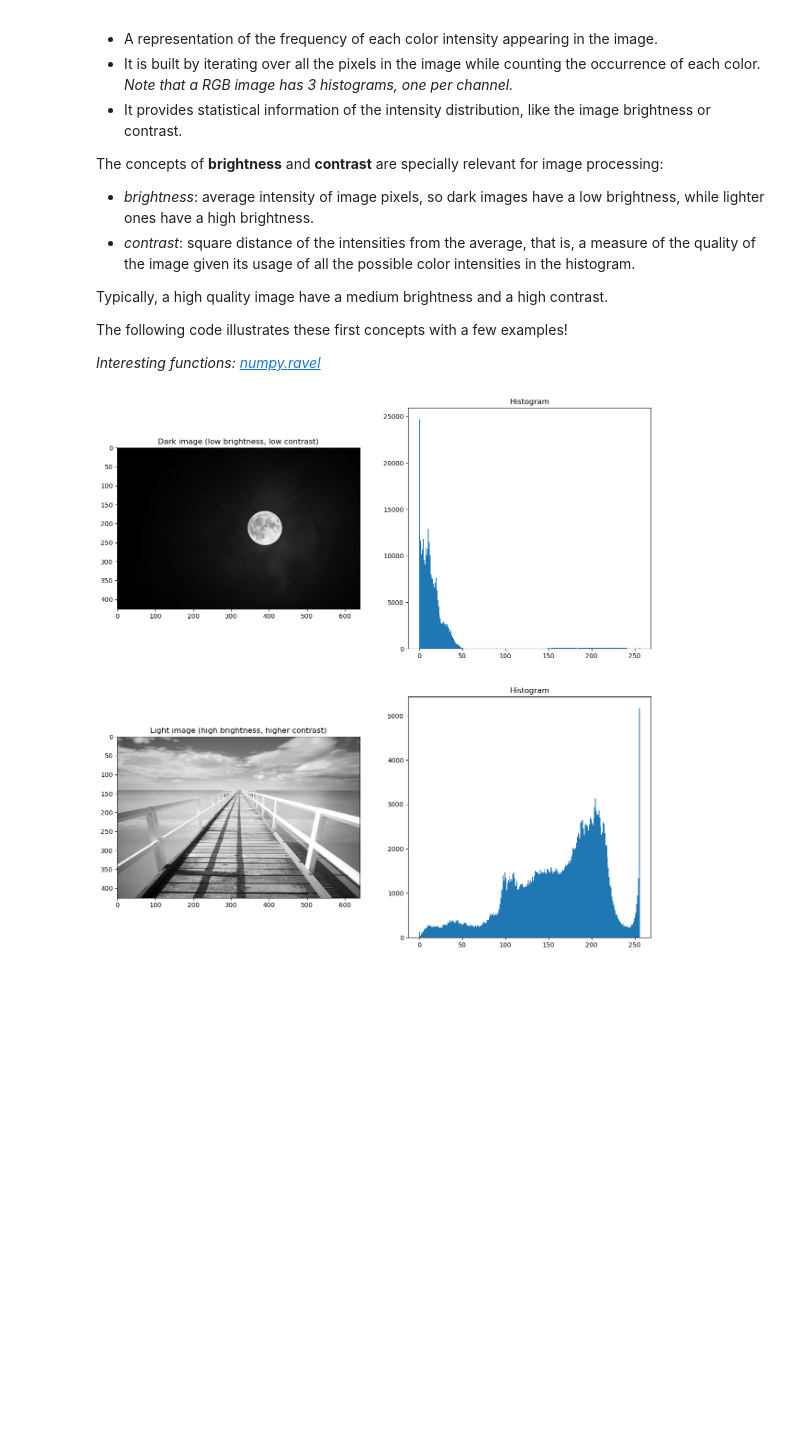
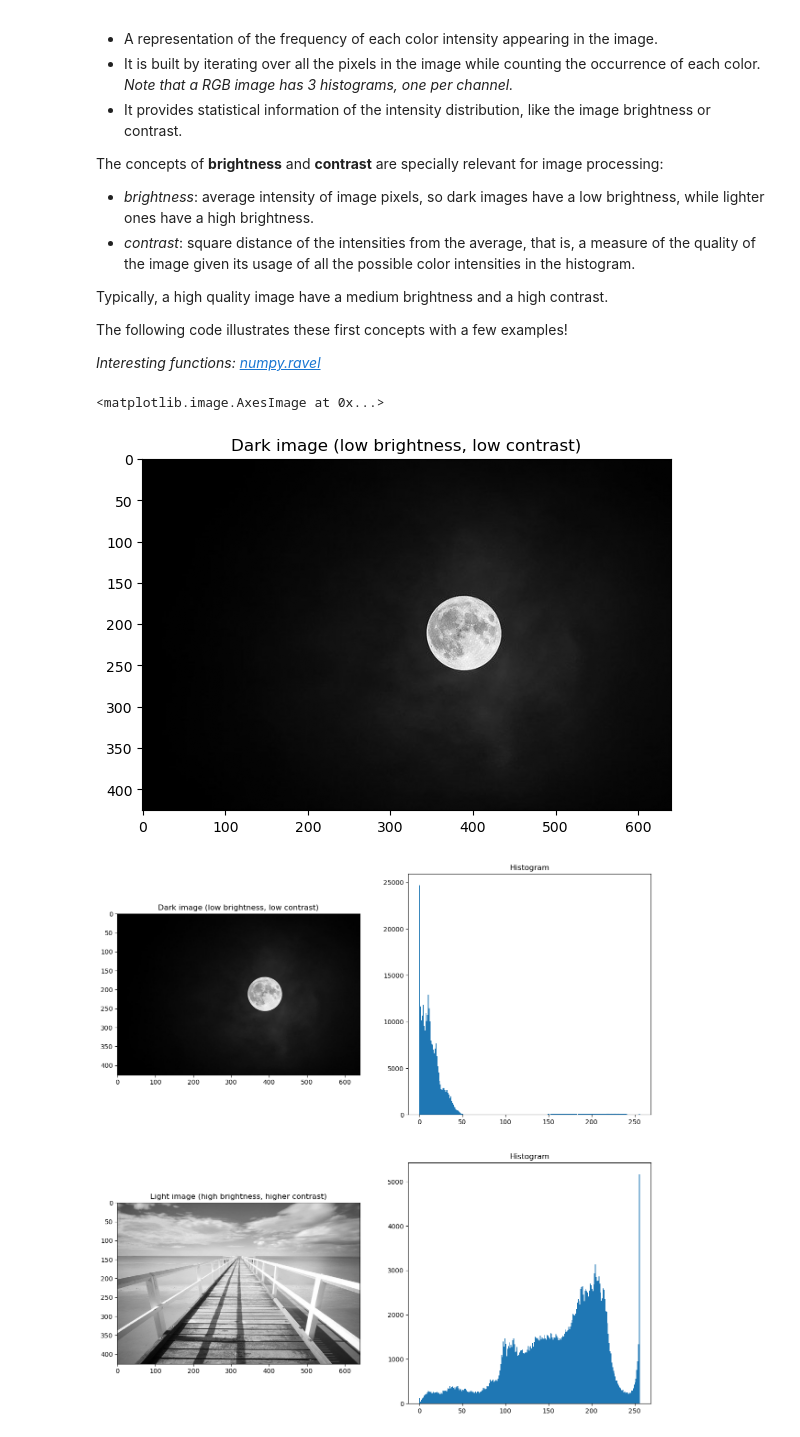
Before and after one commit to markisamiller/computer-vision-jupyter-notebooks-fall-2025-RDP, a Jupyter notebook: Chapter 02. Image processing/2.1 IP tools.ipynb, the cells around one changed output. Saved outputs shown, nothing was run; the diff lists cells and outputs as text; code cells hidden in the pictures; blank space fills up the shorter version.

```diff
--- a/Chapter 02. Image processing/2.1 IP tools.ipynb
+++ b/Chapter 02. Image processing/2.1 IP tools.ipynb
@@ -50,4 +52,13 @@ Typically, a high quality image have a medium brightness and a high contrast.
 The following code illustrates these first concepts with a few examples!
 
 *Interesting functions: [numpy.ravel](https://docs.scipy.org/doc/numpy/reference/generated/numpy.ravel.html)*
+# %%
+# Read dark image and show it
+image = cv2.imread(images_path + 'landscape_1.jpg',cv2.IMREAD_GRAYSCALE)
+plt.subplot(2,2,1)
+plt.title("Dark image (low brightness, low contrast)")
+plt.imshow(image, cmap='gray')
+# %% [output]
+<matplotlib.image.AxesImage at 0x...>
+[figure, added]
 # %%
```
Also changed, not shown: parts of 8 cells of this notebook, 3 other files.
